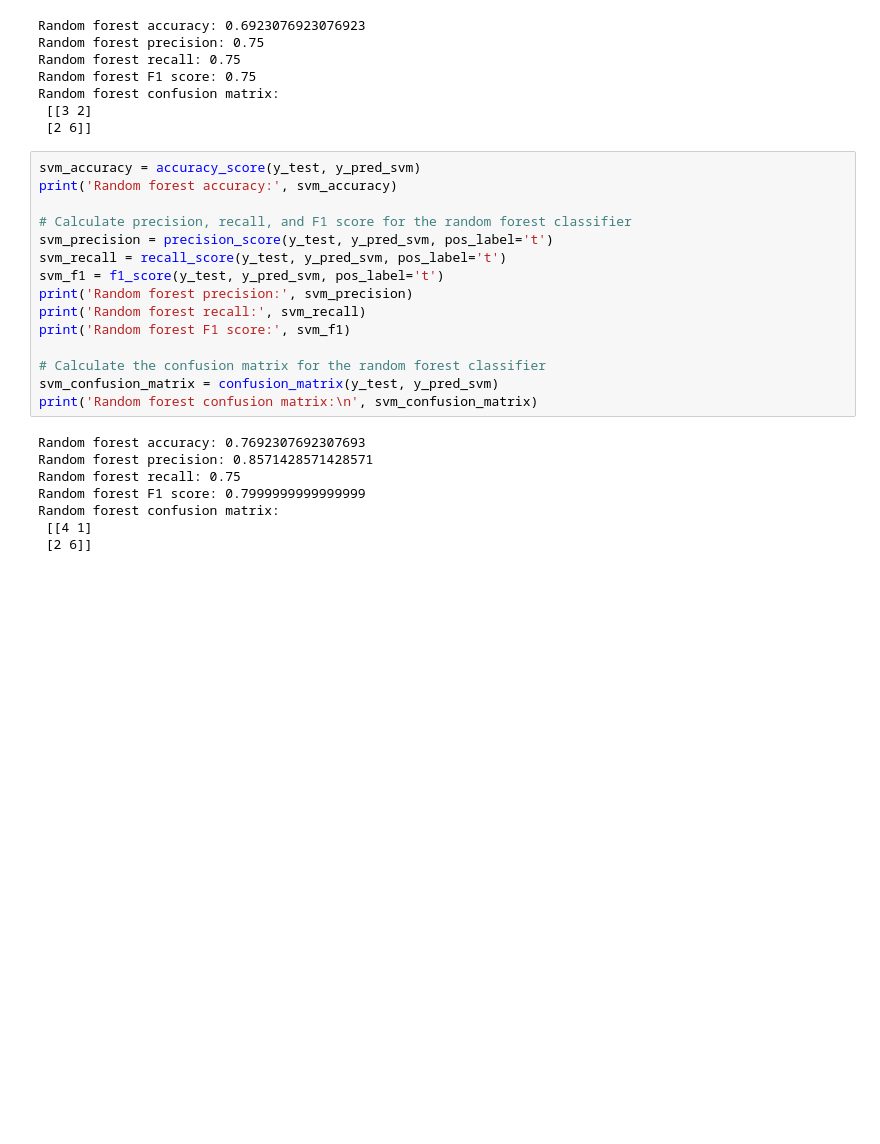
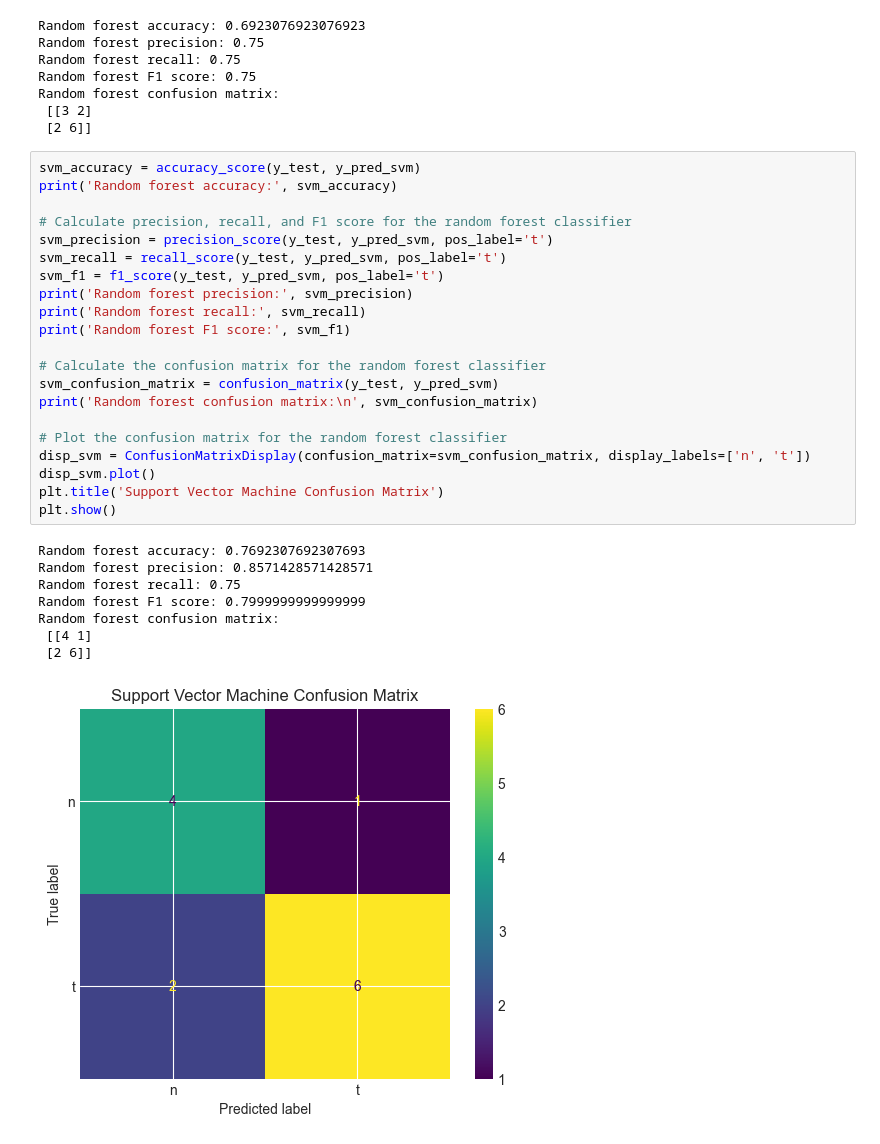
Before and after one commit to erirosv/Microarray-data, a Jupyter notebook: notebooks/Classifier-test.ipynb, the cells around one changed output. Cells and saved outputs as stored; diff of their text form; blank space fills up the shorter version.

```diff
--- a/notebooks/Classifier-test.ipynb
+++ b/notebooks/Classifier-test.ipynb
@@ -198,26 +199,33 @@ Random forest confusion matrix:
 # %%
 svm_accuracy = accuracy_score(y_test, y_pred_svm)
 print('Random forest accuracy:', svm_accuracy)
 
 # Calculate precision, recall, and F1 score for the random forest classifier
 svm_precision = precision_score(y_test, y_pred_svm, pos_label='t')
 svm_recall = recall_score(y_test, y_pred_svm, pos_label='t')
 svm_f1 = f1_score(y_test, y_pred_svm, pos_label='t')
 print('Random forest precision:', svm_precision)
 print('Random forest recall:', svm_recall)
 print('Random forest F1 score:', svm_f1)
 
 # Calculate the confusion matrix for the random forest classifier
 svm_confusion_matrix = confusion_matrix(y_test, y_pred_svm)
 print('Random forest confusion matrix:\n', svm_confusion_matrix)
+
+# Plot the confusion matrix for the random forest classifier
+disp_svm = ConfusionMatrixDisplay(confusion_matrix=svm_confusion_matrix, display_labels=['n', 't'])
+disp_svm.plot()
+plt.title('Support Vector Machine Confusion Matrix')
+plt.show()
 # %% [output]
 Random forest accuracy: 0.7692307692307693
 Random forest precision: 0.8571428571428571
 Random forest recall: 0.75
 Random forest F1 score: 0.7999999999999999
 Random forest confusion matrix:
  [[4 1]
  [2 6]]
+[figure, added]
 # %%
 classifiers = ['Random Forest', 'Naive Bayes', 'Decision Tree', 'Support Vector Machine']
 accuracy_scores = [rfc_accuracy, nb_accuracy, dt_accuracy, svm_accuracy]
```
Also changed, not shown: parts of 2 cells of this notebook.
